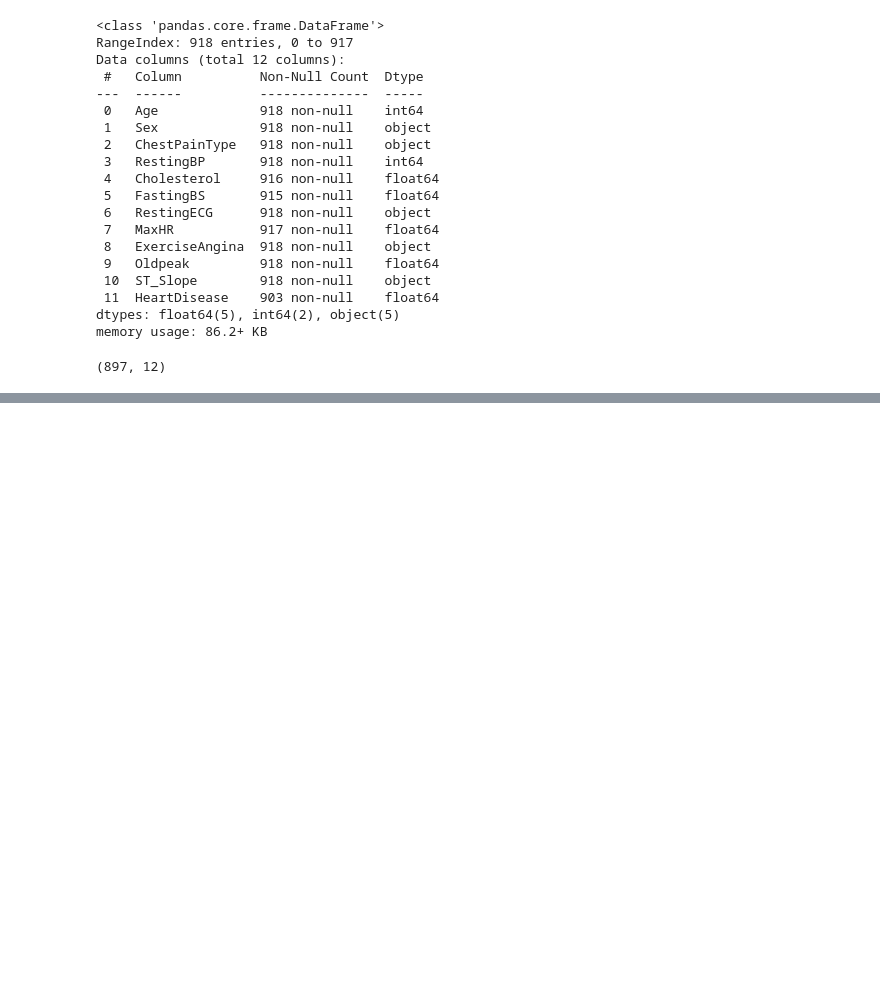
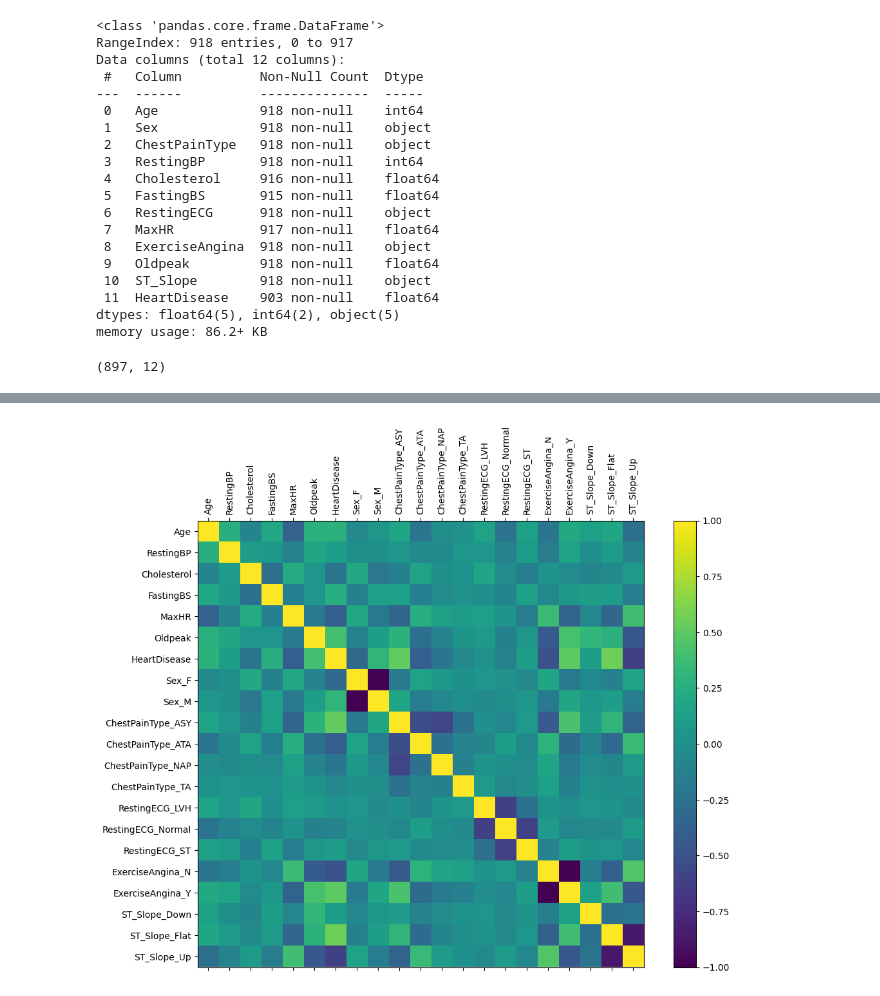
Before and after one commit to WanJing923/ML_code, a Jupyter notebook: code.ipynb, the cells around one changed output, grey strips where cells are left out. Saved outputs shown, nothing was run; the diff lists cells and outputs as text; code cells hidden in the pictures; blank space fills up the shorter version.

```diff
--- a/code.ipynb
+++ b/code.ipynb
@@ -82,0 +93,22 @@ dataset.shape
+# %%
+# https://www.linkedin.com/pulse/detailed-preprocessing-process-machine-learning-python-leonardo-a
+
+# Step 1: Perform one-hot encoding for all categorical columns
+encoded_dataset = pd.get_dummies(dataset)
+
+# Step 2: Compute the correlation matrix
+correlations = encoded_dataset.corr()
+
+# Step 3: Plot the correlation matrix as a heatmap
+fig = plt.figure(figsize=(12, 9))
+ax = fig.add_subplot(111)
+cax = ax.matshow(correlations, vmin=-1, vmax=1)
+fig.colorbar(cax)
+
+# Set the labels for the axes
+plt.xticks(range(len(correlations.columns)), correlations.columns, rotation=90)
+plt.yticks(range(len(correlations.columns)), correlations.columns)
+
+plt.show()
+# %% [output]
+[figure, added]
```
Also changed, not shown: parts of 3 cells of this notebook, 8 other files.
